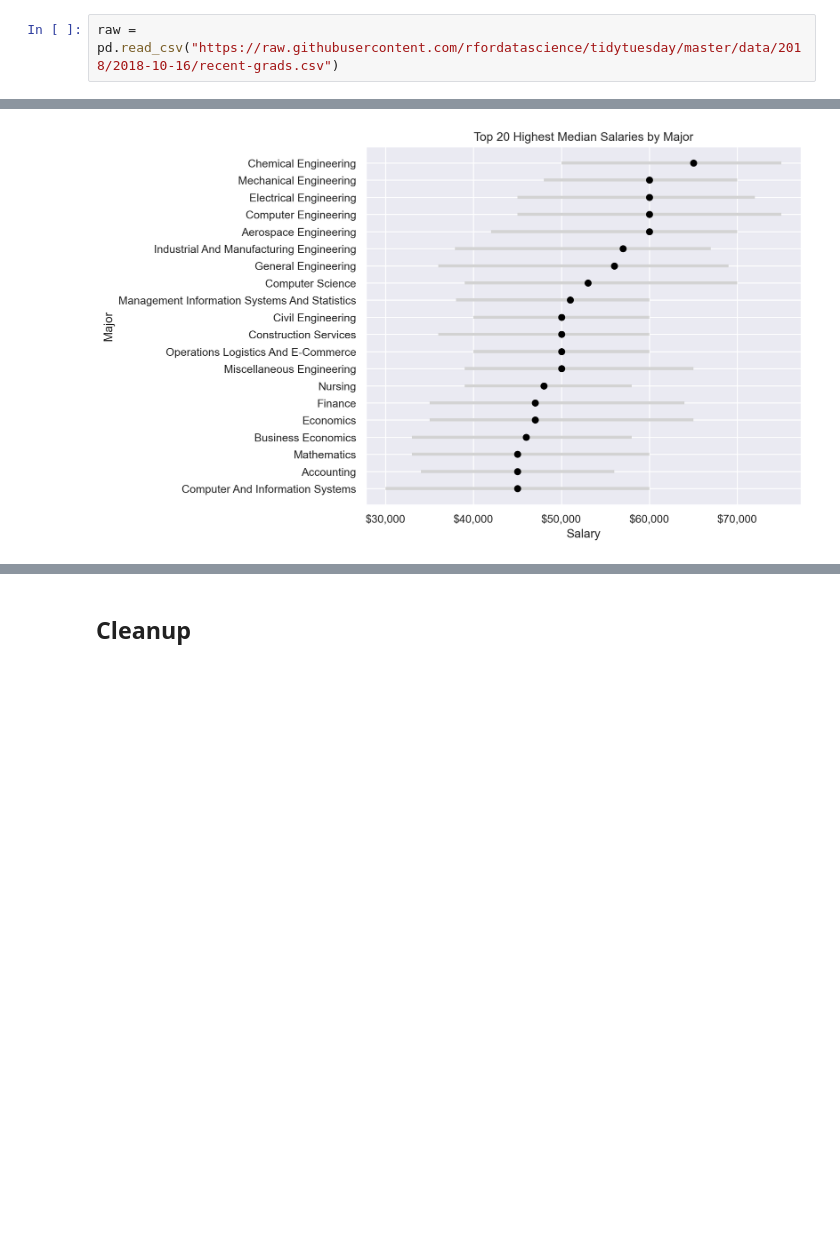
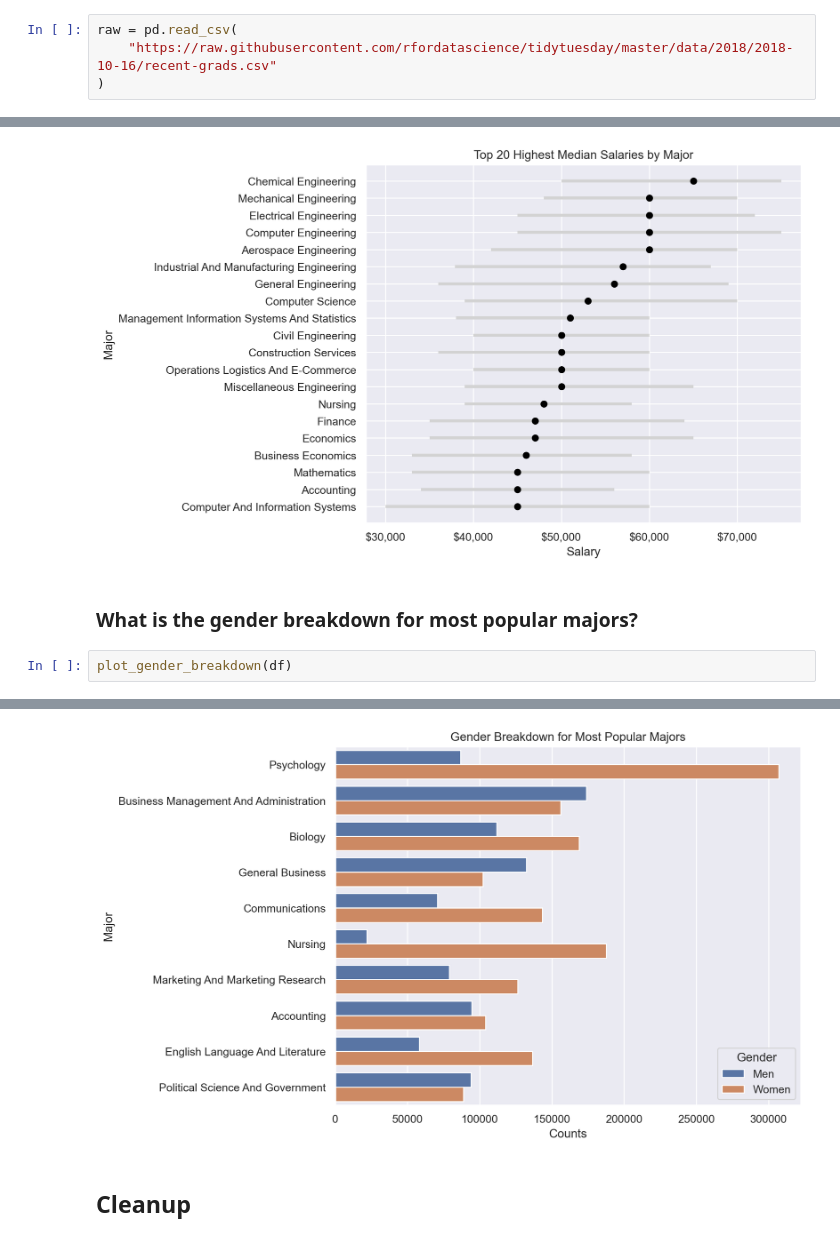
Before and after one commit to jbwhit/tidytuesday002, a Jupyter notebook: nbs/02_second_pass.ipynb, the cells around one changed output, grey strips where cells are left out. Drawn from its saved outputs; the diff is of its cells as text; blank space fills up the shorter version.

```diff
--- a/nbs/02_second_pass.ipynb
+++ b/nbs/02_second_pass.ipynb
@@ -122,7 +134,9 @@ def plot_major_popularity(df):
 # %% [markdown]
 ## Data
 # %%
-raw = pd.read_csv("https://raw.githubusercontent.com/rfordatascience/tidytuesday/master/data/2018/2018-10-16/recent-grads.csv")
+raw = pd.read_csv(
+    "https://raw.githubusercontent.com/rfordatascience/tidytuesday/master/data/2018/2018-10-16/recent-grads.csv"
+)
 # %% [markdown]
 ### Cleaning
 # %%
@@ -166,3 +181,8 @@ plot_top_n_salaries(df, 20, 100)
 # %% [output]
 [interactive output not drawn]
 [figure]
+# %% [markdown]
+### What is the gender breakdown for most popular majors?
+# %%
+plot_gender_breakdown(df)
+# %% [output]
@@ -169,3 +190,4 @@ plot_top_n_salaries(df, 20, 100)
+[figure, added]
 # %% [markdown]
 ## Cleanup
 # %%
```
Also changed, not shown: parts of 14 cells of this notebook, 4 other files.
